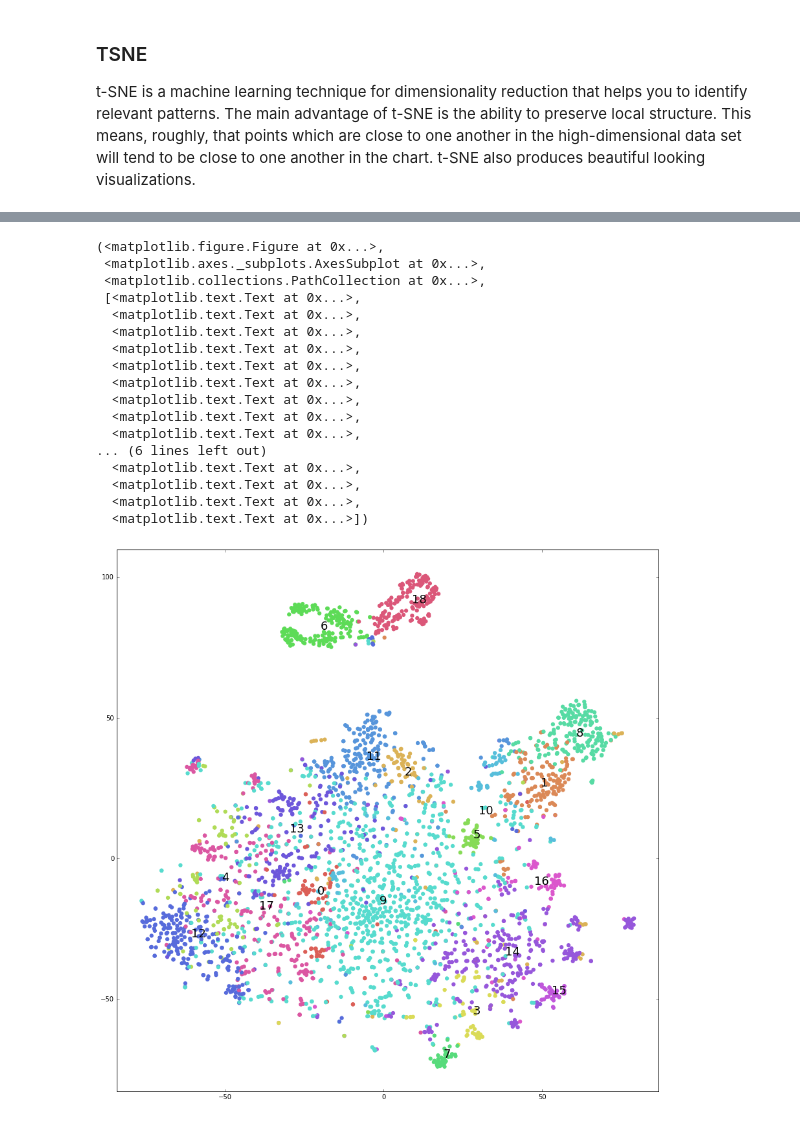
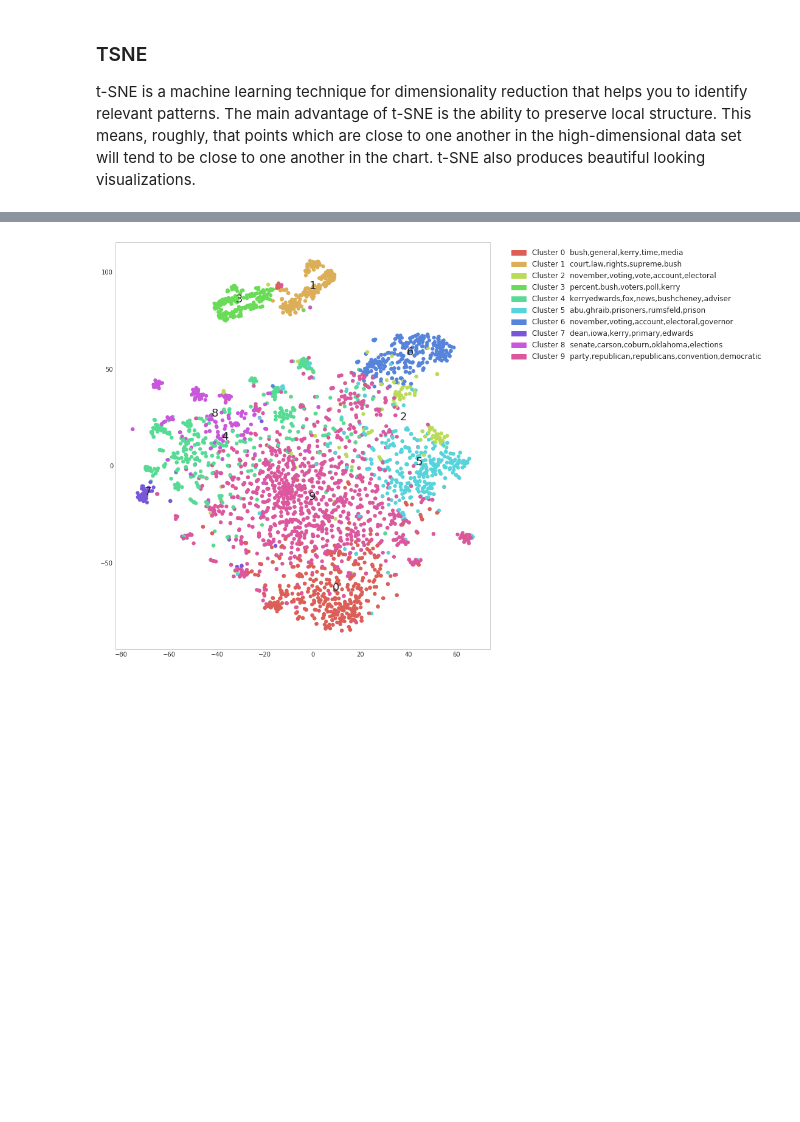
Before and after one commit to vitalv/doc-clustering-topic-modeling, a Jupyter notebook: doc-clustering-topic-modeling.ipynb, the cells around one changed output, grey strips where cells are left out. Saved outputs shown, nothing was run; the diff lists cells and outputs as text; code cells hidden in the pictures; blank space fills up the shorter version.

```diff
--- a/doc-clustering-topic-modeling.ipynb
+++ b/doc-clustering-topic-modeling.ipynb
@@ -7,12 +7,14 @@ from scipy import sparse
 import matplotlib.pyplot as plt
 from sklearn.manifold import TSNE
 from sklearn.cluster import KMeans
+import matplotlib.patches as mpatches
 import scipy.cluster.hierarchy as sch
 import scipy.spatial.distance as scdist
 from sklearn.naive_bayes import MultinomialNB
 from sklearn.metrics.pairwise import cosine_similarity
 from sklearn.feature_extraction.text import TfidfTransformer
 from sklearn.metrics import silhouette_score, silhouette_samples
+sb.set_style("whitegrid", {'axes.grid' : False})
 # %% [markdown]
 # Read and format data
 # %% [markdown]
@@ -80,7 +82,7 @@ Means-shift, for instance
 # %% [markdown]
 ## Initialize K-Means object
 # %%
-k = 20
+k = 10
 #these are all default options (except for k=20)
 km = KMeans(algorithm='auto',
             copy_x=True,
@@ -109,7 +111,9 @@ ordered_k_centers_idxs = k_centers.argsort()[:, ::-1] #argsort returns the indic
 # %% [markdown]
 ### Print Cluster index and n words (closest to centroid) associated
 # %%
+cluster_topics = {}
 for c in range(k):
-    print "Cluster %i: " % c + \
-            ','.join([vocab[i] for i in [ix for ix in ordered_k_centers_idxs[c, :5]]])
+    topic = ','.join([vocab[i] for i in [ix for ix in ordered_k_centers_idxs[c, :5]]])
+    cluster_topics[c] = topic
+    print "Cluster %i: " % c + topic
 # %% [output]
@@ -237,34 +241,25 @@ tsne_cos_coords = tsne_cos.fit_transform(dist)
 # %%
-def scatter(x, colors, nclasses):
-    palette = np.array(sb.color_palette("hls", nclasses )) # color palette with seaborn.
-    f = plt.figure(figsize=(15, 15))
+def scatter(x, labels):
+    n_labels = len(set(labels))
+    palette = np.array(sb.color_palette("hls", n_labels )) # color palette with seaborn.
+    f = plt.figure(figsize=(18, 12))
     ax = plt.subplot(aspect='equal')
-    sc = ax.scatter(x[:,0], x[:,1], linewidth=0, s=40, color=palette[colors])
+    sc = ax.scatter(x[:,0], x[:,1], linewidth=0, s=40, color=palette[labels])
+    #ax.axis('off')
     ax.axis('tight')
     txts = []
-    for i in range(nclasses):
-        xtext, ytext = np.median(x[colors == i, :], axis=0)
+    color_patches = []
+    for i in range(n_labels):
+        # Position of each label
+        patch = mpatches.Patch(color=palette[i], label= "Cluster %i "% i + " " + cluster_topics[i])
+        color_patches.append(patch)
+        xtext, ytext = np.median(x[labels == i, :], axis=0)
         txt = ax.text(xtext, ytext, str(i), fontsize=18)
         txts.append(txt)
-    return f, ax, sc, txts
+    plt.legend(handles=color_patches, bbox_to_anchor=(1.04,1), loc="upper left")
+    plt.subplots_adjust(right=0.60)
+    plt.show()
 # %%
-scatter(tsne_cos_coords, km.labels_, len(set(km.labels_)))
+scatter(tsne_cos_coords, km.labels_)
 # %% [output]
-(<matplotlib.figure.Figure at 0x...>,
- <matplotlib.axes._subplots.AxesSubplot at 0x...>,
- <matplotlib.collections.PathCollection at 0x...>,
- [<matplotlib.text.Text at 0x...>,
-  <matplotlib.text.Text at 0x...>,
-  <matplotlib.text.Text at 0x...>,
-  <matplotlib.text.Text at 0x...>,
-  <matplotlib.text.Text at 0x...>,
-  <matplotlib.text.Text at 0x...>,
-  <matplotlib.text.Text at 0x...>,
-  <matplotlib.text.Text at 0x...>,
-  <matplotlib.text.Text at 0x...>,
-... (6 lines left out)
-  <matplotlib.text.Text at 0x...>,
-  <matplotlib.text.Text at 0x...>,
-  <matplotlib.text.Text at 0x...>,
-  <matplotlib.text.Text at 0x...>])
-[figure, old version]
+[figure, new version]
```
Also changed, not shown: parts of 6 cells of this notebook, 2 other files.
